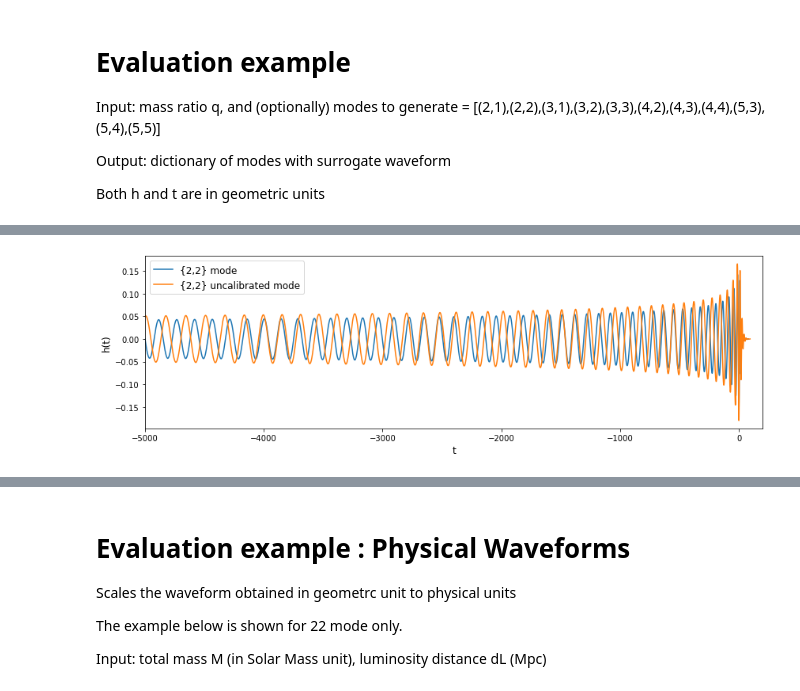
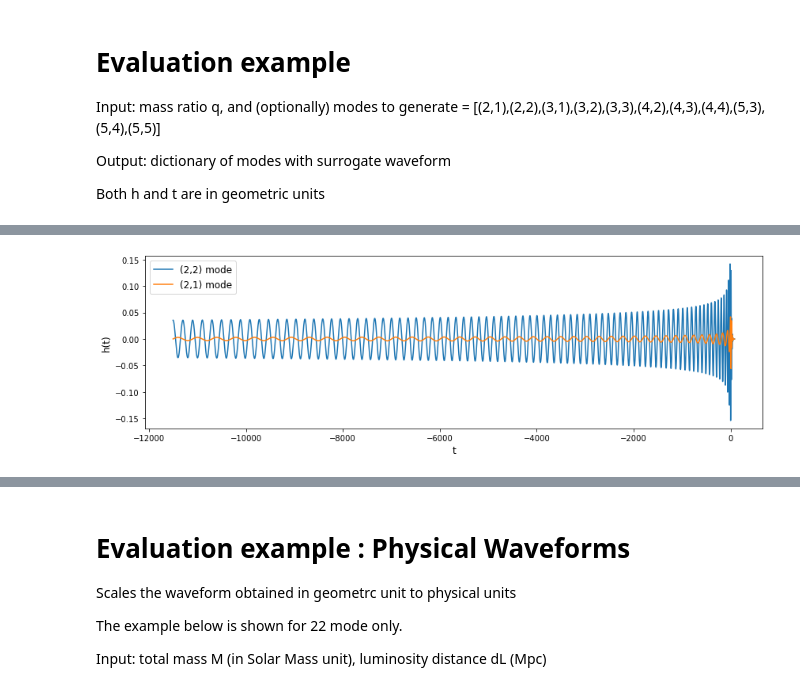
Before and after one commit to BlackHolePerturbationToolkit/EMRISurrogate, a Jupyter notebook: EMRISur1dq1e4.ipynb, the cells around one changed output, grey strips where cells are left out. Cells and saved outputs as stored; diff of their text form; code cells hidden in the pictures.

```diff
--- a/EMRISur1dq1e4.ipynb
+++ b/EMRISur1dq1e4.ipynb
@@ -30,15 +45,14 @@ time_unc, h_out_unc = emriSur.generate_surrogate(q, calibrated=False) # Directly
 # %%
 h_22=h_out[(2,2)]
-h_22_unc= h_out_unc[(2,2)]
+h_21=h_out[(2,1)]
 
 plt.figure(figsize=(14,4))
-plt.plot(time,np.real(h_22),label='{2,2} mode')
-plt.plot(time_unc,np.real(h_22_unc),label='{2,2} uncalibrated mode')
+plt.plot(time,np.real(h_22),label='(2,2) mode')
+plt.plot(time,np.real(h_21),label='(2,1) mode')
 plt.xlabel('t',fontsize=12)
 plt.ylabel('h(t)',fontsize=12)
 plt.legend(fontsize=12)
 #plt.savefig('emri_sur_q_%f.png'%q)
-plt.xlim([-5000,200])
 plt.show()
 # %% [output]
-[figure, old version]
+[figure, new version]
```
Also changed, not shown: parts of 9 cells of this notebook, 1 other file.
